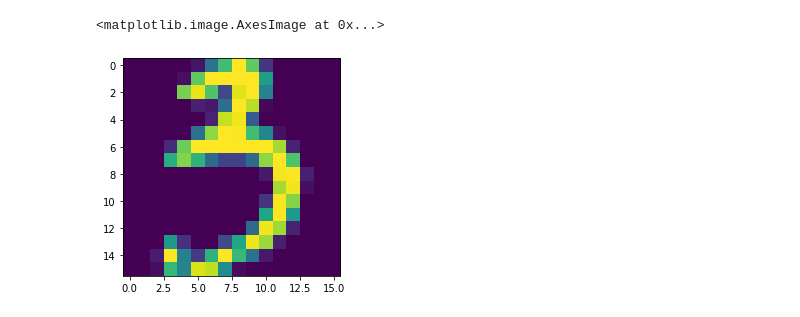
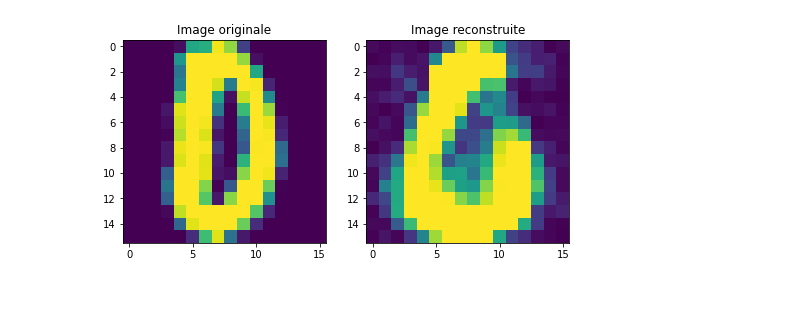
Before and after one commit to Amayas29/neural-networks, a Jupyter notebook: experimentations/autoencoder.ipynb, the cells around one changed output. Saved outputs shown, nothing was run; the diff lists cells and outputs as text; code cells hidden in the pictures.

```diff
--- a/experimentations/autoencoder.ipynb
+++ b/experimentations/autoencoder.ipynb
@@ -71,5 +66,4 @@ plt.imshow(X_hat[11].reshape((16, 16)))
-# %%
-plt.imshow(X_train[11].reshape((16, 16)))
-# %% [output]
-<matplotlib.image.AxesImage at 0x...>
-[figure, removed]
+# %%
+plot_usps_predictions(X_train, Xhat, 3)
+# %% [output]
+[figure, added]
```
Also changed, not shown: parts of 14 cells of this notebook, 1 other file.
